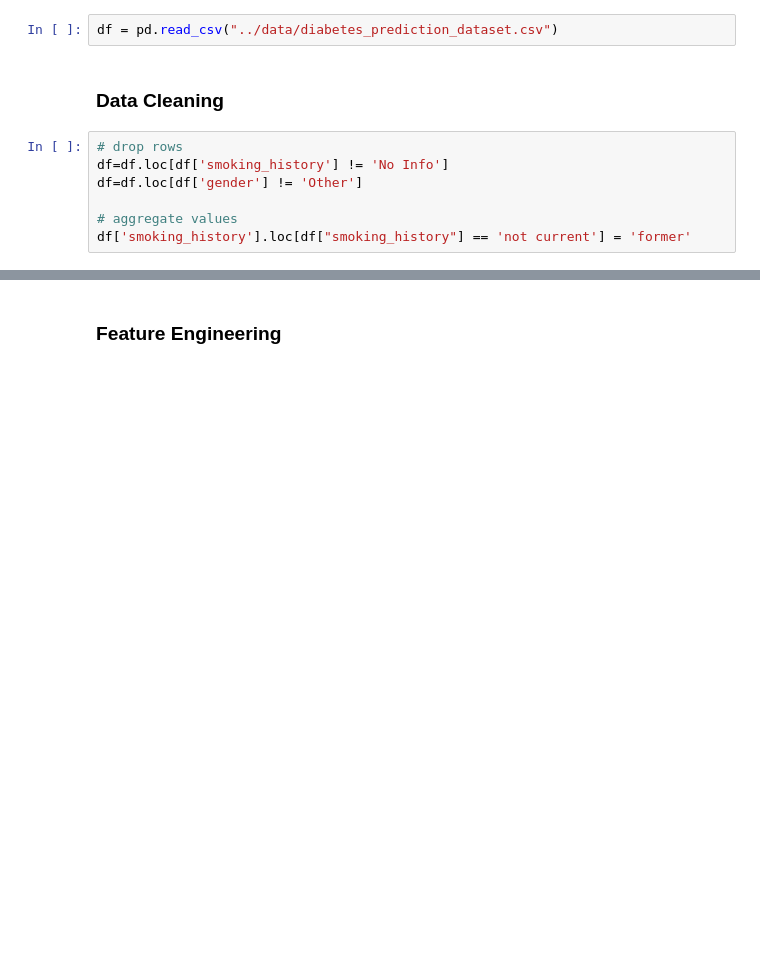
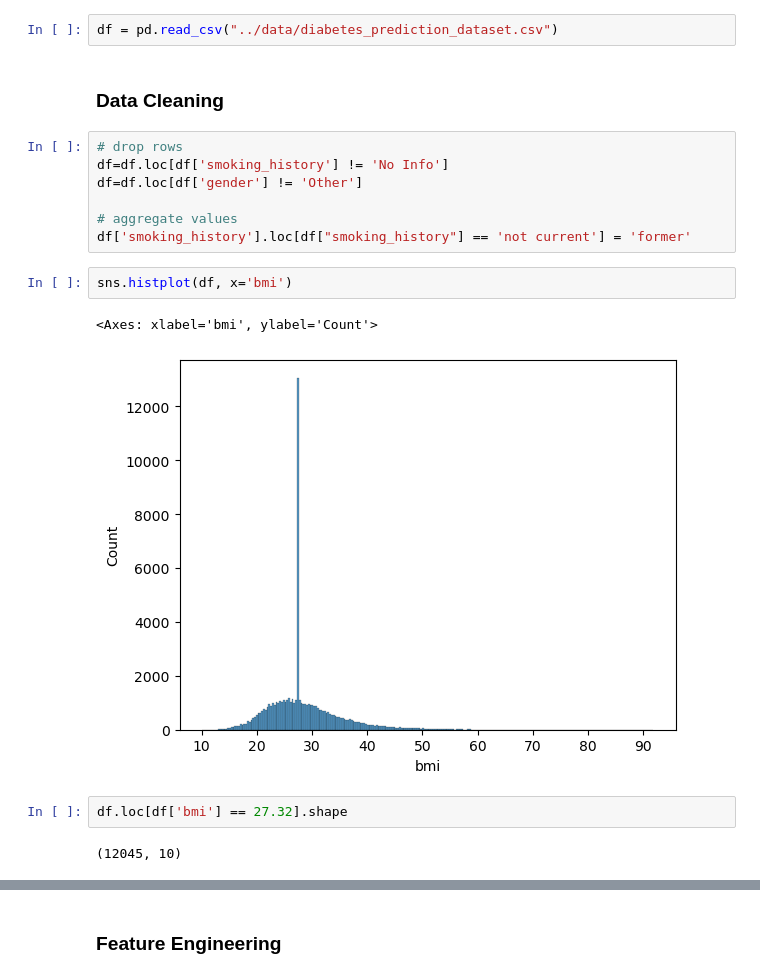
Before and after one commit to tobiasuihlein/diabetes_screening_and_diagnostics, a Jupyter notebook: notebooks/Draft.ipynb, the cells around one changed output, grey strips where cells are left out. Drawn from its saved outputs; the diff is of its cells as text; blank space fills up the shorter version.

```diff
--- a/notebooks/Draft.ipynb
+++ b/notebooks/Draft.ipynb
@@ -21,3 +21,12 @@ df=df.loc[df['gender'] != 'Other']
 
 # aggregate values
 df['smoking_history'].loc[df["smoking_history"] == 'not current'] = 'former'
+# %%
+sns.histplot(df, x='bmi')
+# %% [output]
+<Axes: xlabel='bmi', ylabel='Count'>
+[figure, added]
+# %%
+df.loc[df['bmi'] == 27.32].shape
+# %% [output]
+(12045, 10)
```
Also changed, not shown: parts of 14 cells of this notebook.
